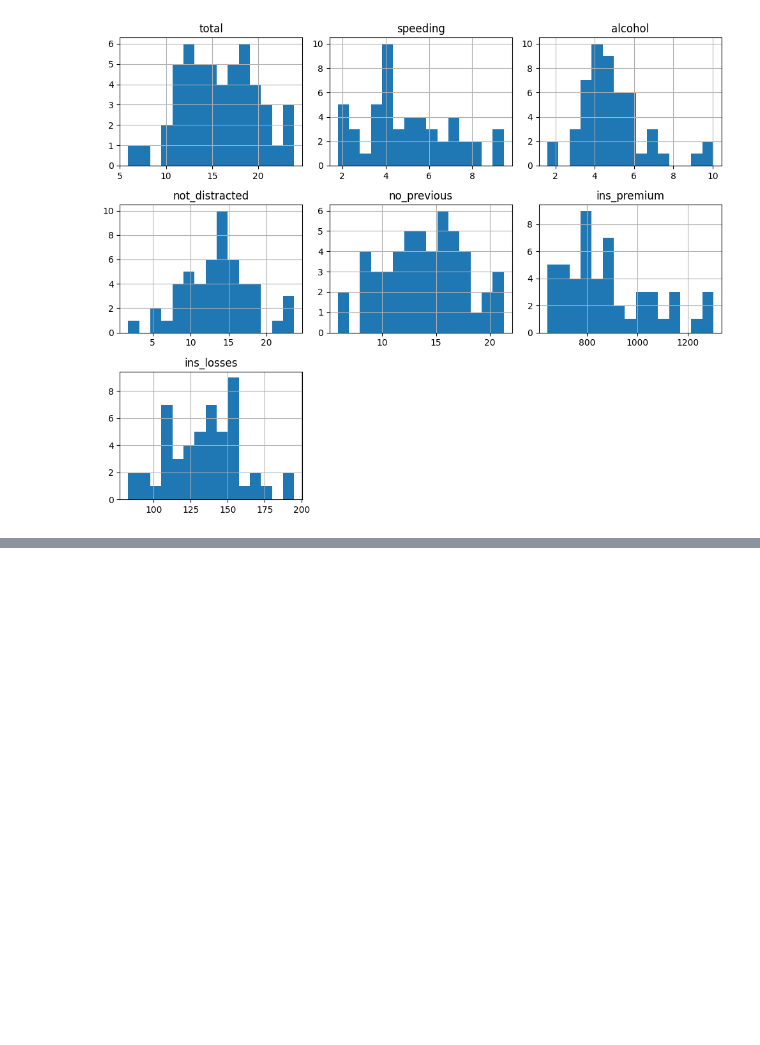
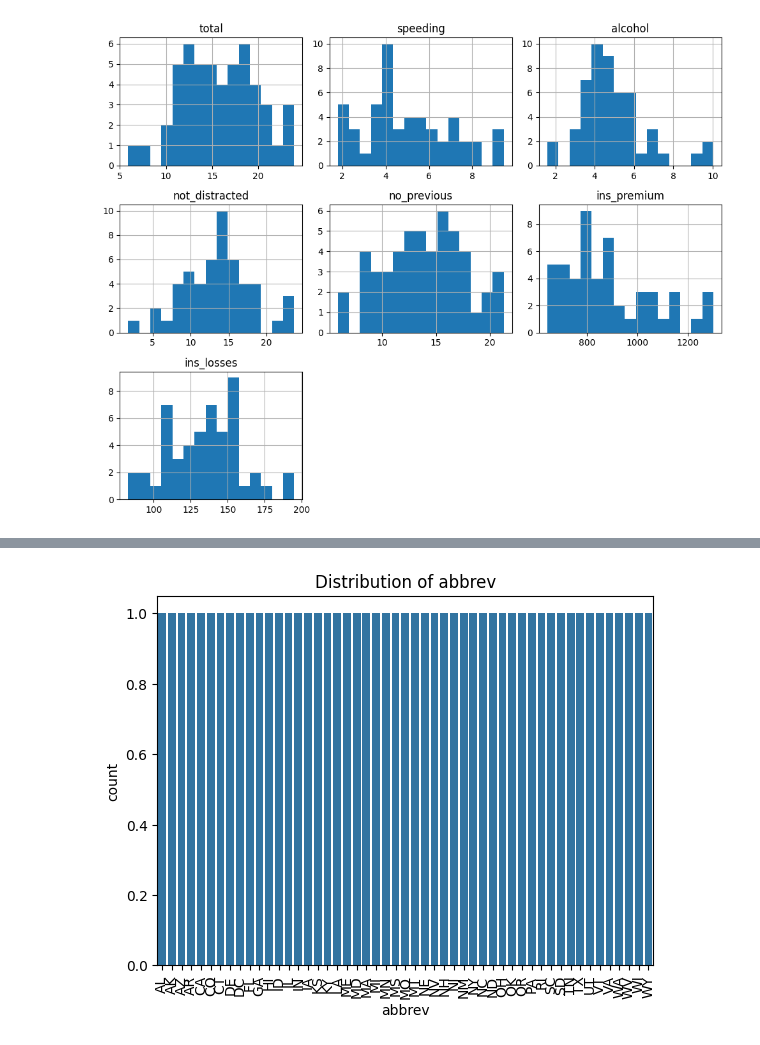
Before and after one commit to abeaderstadt/datafun-06-eda, a Jupyter notebook: beaderstadt_eda.ipynb, the cells around one changed output, grey strips where cells are left out. Drawn from its saved outputs; the diff is of its cells as text; code cells hidden in the pictures; blank space fills up the shorter version.

```diff
--- a/beaderstadt_eda.ipynb
+++ b/beaderstadt_eda.ipynb
@@ -124,0 +128,16 @@ plt.show()
+# %%
+# Inspect value counts by categorical column
+df['abbrev'].value_counts()
+
+# Inspect value counts for all categorical columns
+for col in df.select_dtypes(include=['object', 'category']).columns:
+    # Display count plot
+    sns.countplot(x='abbrev', data=df)
+    plt.xticks(rotation=90)  # Rotate x-axis labels by 90 degrees
+    plt.title(f'Distribution of {col}')
+    plt.show()
+
+# Show all plots
+plt.show()
+# %% [output]
+[figure, added]
```
Also changed, not shown: parts of 4 cells of this notebook.
